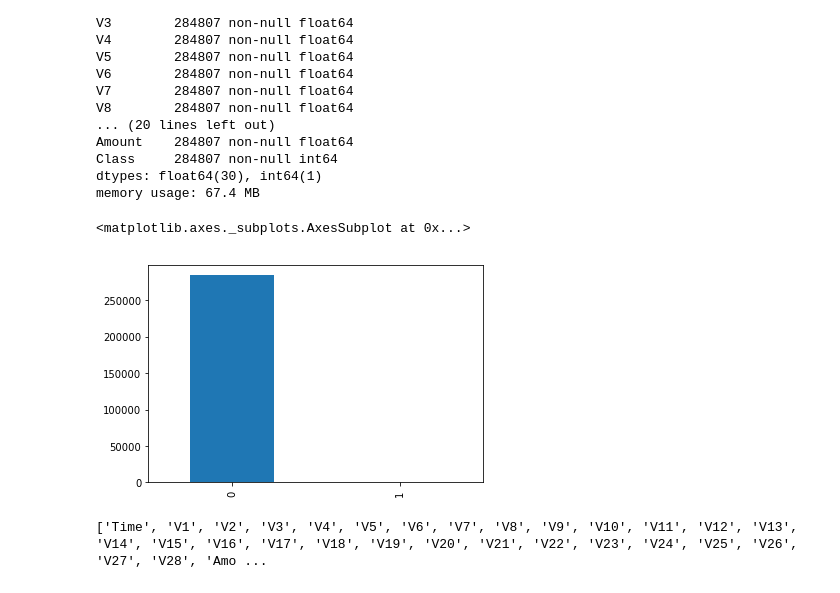
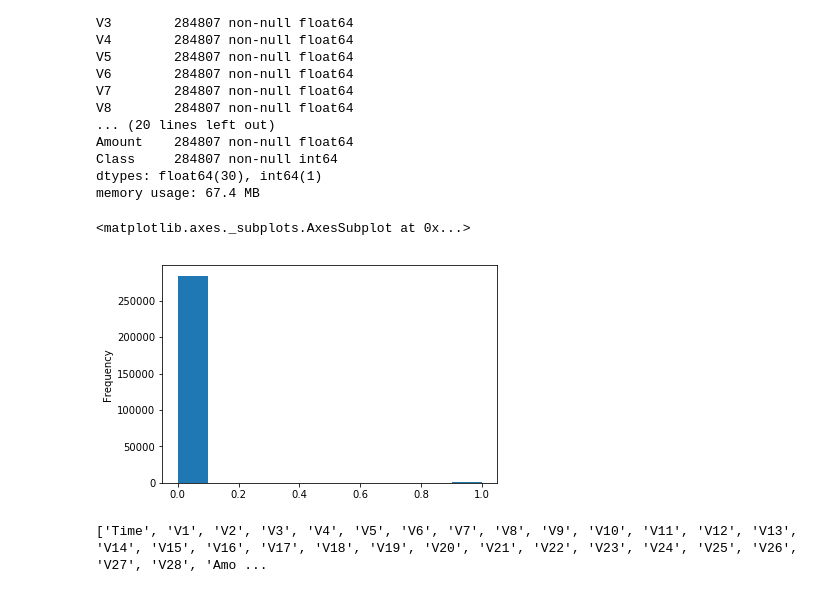
Before and after one commit to ashwingadam1/practice, a Jupyter notebook: credit_card_prediction.ipynb, the cells around one changed output. Cells and saved outputs as stored; diff of their text form; code cells hidden in the pictures.

```diff
--- a/credit_card_prediction.ipynb
+++ b/credit_card_prediction.ipynb
@@ -15,5 +21,5 @@ from sklearn.metrics import confusion_matrix,precision_recall_curve,auc,roc_auc_
 # %%
-data=pd.read_csv('D:\creditcard.csv')
+data=pd.read_csv('/home/ashwin/Downloads/credit/creditcard.csv')
 data.describe()
 # %% [output]
 |  | Time | V1 | V2 | V3 | V4 | V5 | V6 | V7 | V8 | V9 | ... | ... |
@@ -47,10 +53,10 @@ Class     284807 non-null int64
 dtypes: float64(30), int64(1)
 memory usage: 67.4 MB
 # %%
-data.Class.value_counts().plot(kind='bar')
+data['Class'].plot(kind='hist')
 # %% [output]
 <matplotlib.axes._subplots.AxesSubplot at 0x...>
-[figure, old version]
+[figure, new version]
 # %%
 print list(data)
 # %% [output]
```
Also changed, not shown: parts of 14 cells of this notebook, 1 other file.
